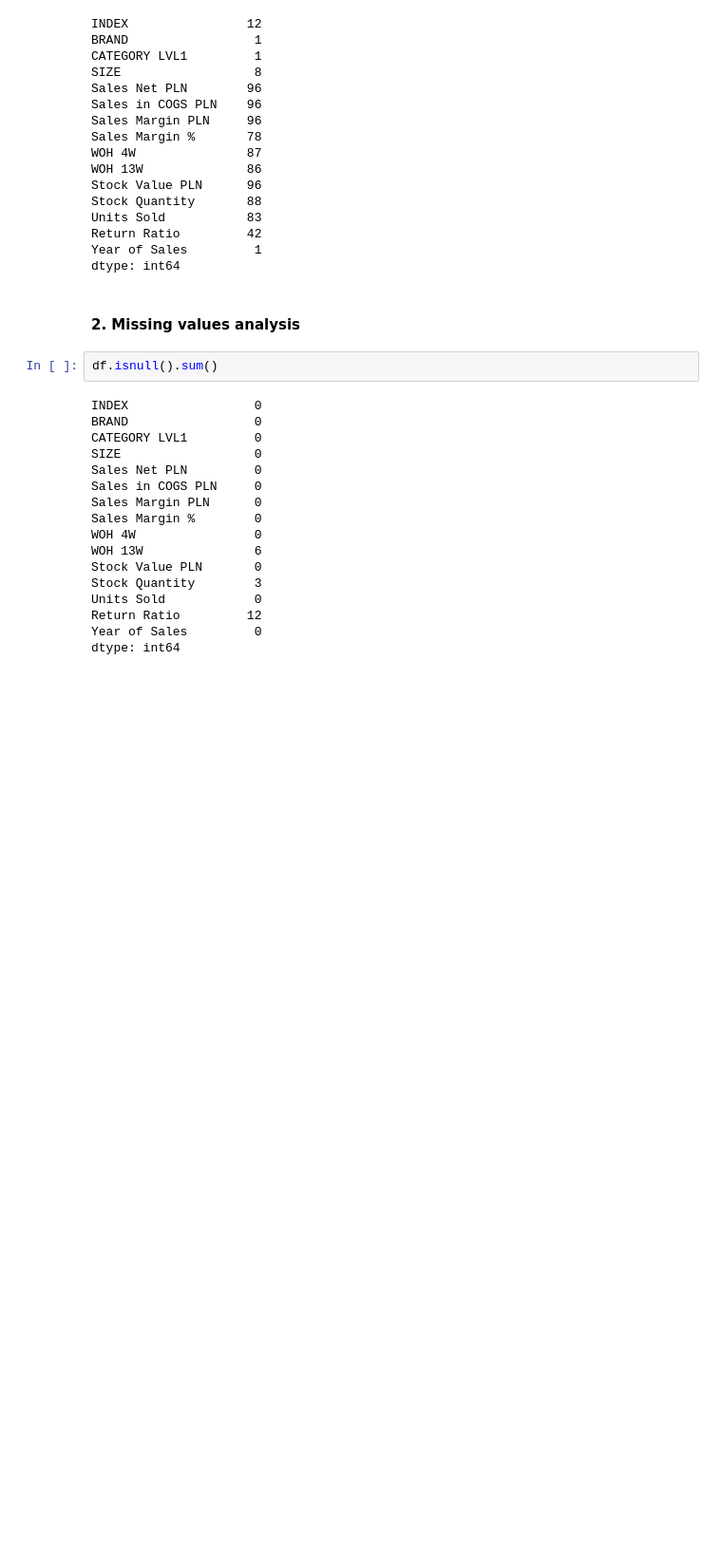
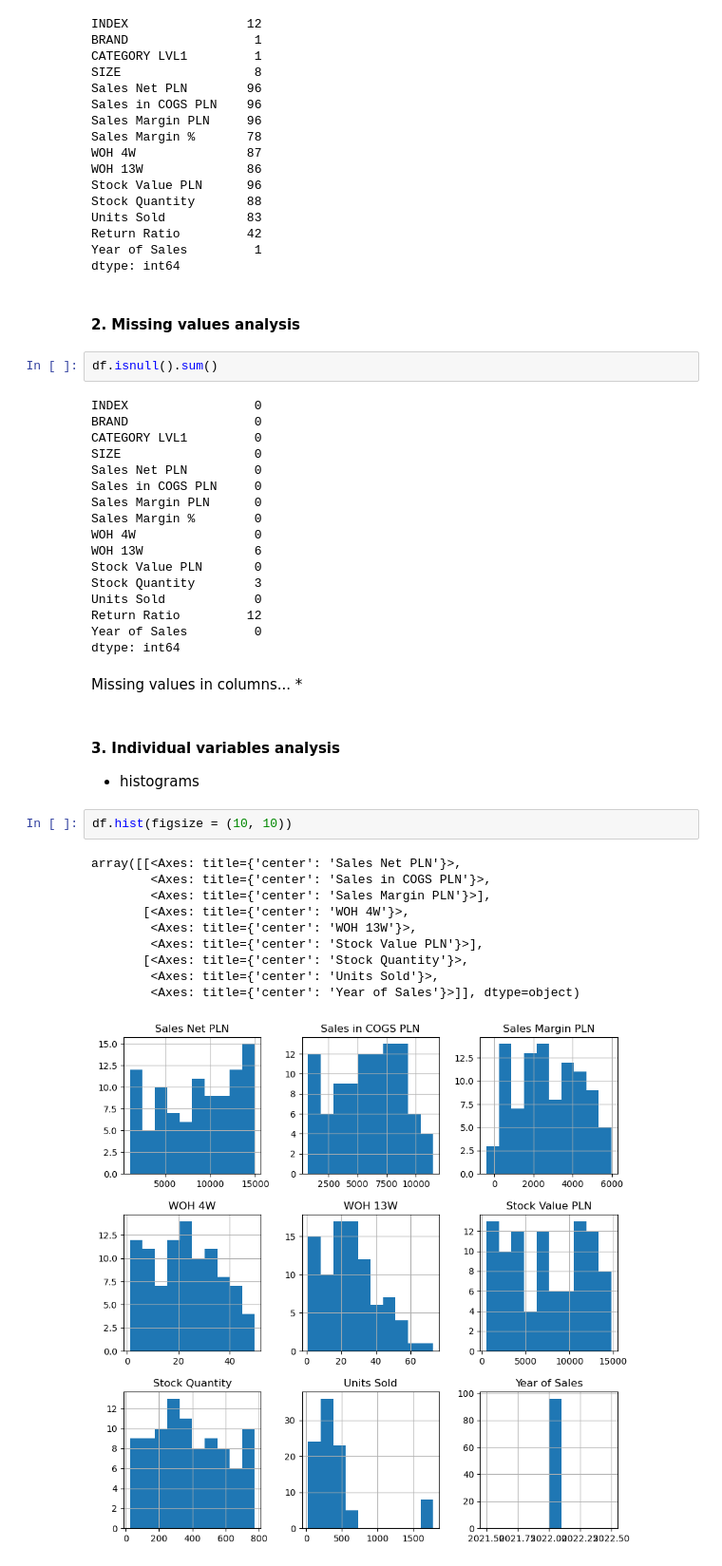
Before and after one commit to abinkiewicz/preorder_me, a Jupyter notebook: EDA.ipynb, the cells around one changed output. Shown: that part at 95% size. Saved outputs shown, nothing was run; the diff lists cells and outputs as text; blank space fills up the shorter version.

```diff
--- a/EDA.ipynb
+++ b/EDA.ipynb
@@ -113,3 +113,22 @@ Units Sold            0
 Return Ratio         12
 Year of Sales         0
 dtype: int64
+# %% [markdown]
+Missing values in columns...
+*
+# %% [markdown]
+#### 3. Individual variables analysis
+* histograms
+# %%
+df.hist(figsize = (10, 10))
+# %% [output]
+array([[<Axes: title={'center': 'Sales Net PLN'}>,
+        <Axes: title={'center': 'Sales in COGS PLN'}>,
+        <Axes: title={'center': 'Sales Margin PLN'}>],
+       [<Axes: title={'center': 'WOH 4W'}>,
+        <Axes: title={'center': 'WOH 13W'}>,
+        <Axes: title={'center': 'Stock Value PLN'}>],
+       [<Axes: title={'center': 'Stock Quantity'}>,
+        <Axes: title={'center': 'Units Sold'}>,
+        <Axes: title={'center': 'Year of Sales'}>]], dtype=object)
+[figure, added]
```
Also changed, not shown: parts of 4 cells of this notebook.
